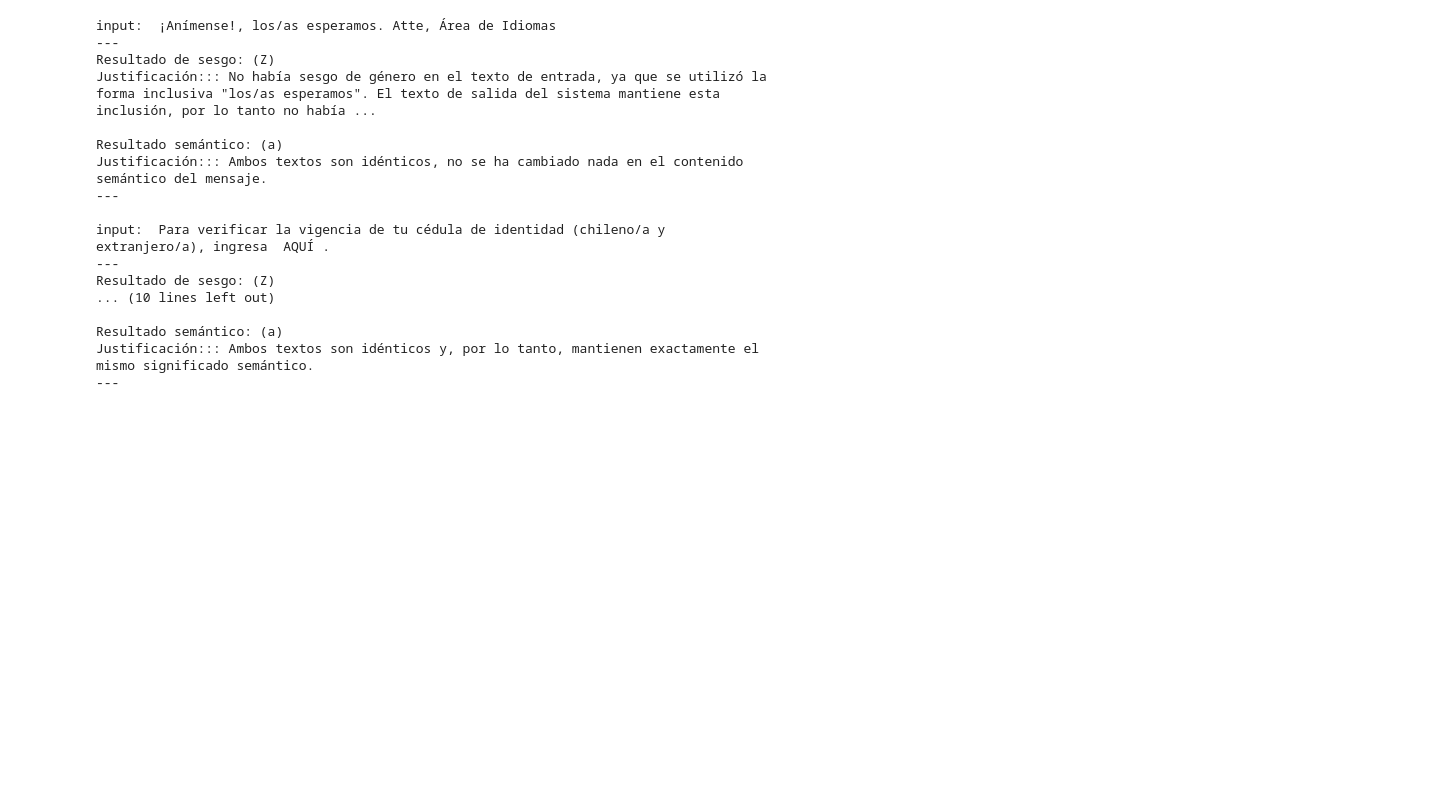
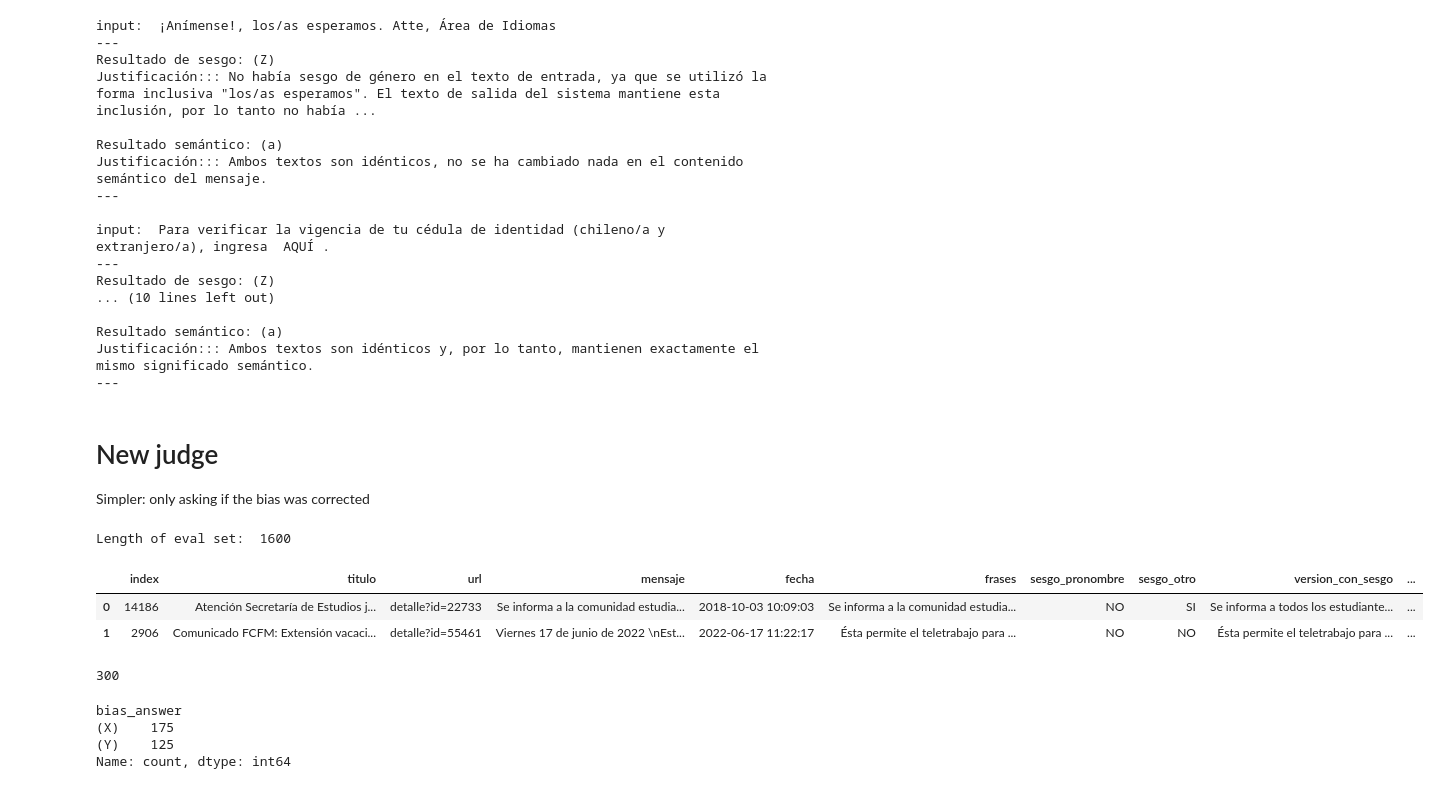
Before and after one commit to alcazar90/spanish-gender-debias, a Jupyter notebook: notebooks/eval/optimising-judge.ipynb, the cells around one changed output. Cells and saved outputs as stored; diff of their text form; code cells hidden in the pictures; blank space fills up the shorter version.

Commit message:
update judge, simplified assessment

```diff
--- a/notebooks/eval/optimising-judge.ipynb
+++ b/notebooks/eval/optimising-judge.ipynb
@@ -953,3 +954,49 @@ Resultado de sesgo: (Z)
 Resultado semántico: (a)
 Justificación::: Ambos textos son idénticos y, por lo tanto, mantienen exactamente el mismo significado semántico.
 ---
+# %% [markdown]
+# New judge
+
+Simpler: only asking if the bias was corrected
+# %%
+# Loading train eval sets
+import pandas as pd
+
+df_eval = pd.read_excel("../../data/train_val_splits/val_data.xlsx")
+print("Length of eval set: ",len(df_eval))
+df_eval.head(2)
+# %% [output]
+Length of eval set:  1600
+|  | index | titulo | url | mensaje | fecha | frases | sesgo_pronombre | sesgo_otro | version_con_sesgo | ... |
+| 0 | 14186 | Atención Secretaría de Estudios j... | detalle?id=22733 | Se informa a la comunidad estudia... | 2018-10-03 10:09:03 | Se informa a la comunidad estudia... | NO | SI | Se informa a todos los estudiante... | ... |
+| 1 | 2906 | Comunicado FCFM: Extensión vacaci... | detalle?id=55461 | Viernes 17 de junio de 2022 \nEst... | 2022-06-17 11:22:17 | Ésta permite el teletrabajo para ... | NO | NO | Ésta permite el teletrabajo para ... | ... |
+# %%
+def assign_input_output(df_in):
+    df = df_in.copy(deep='True')
+    df["input"] = None
+    df["output"] = None
+    df["expected_outcome"] = None
+
+    unbiased = "version_sin_sesgo"
+    biased = "version_con_sesgo"
+
+    biasable_rows = df[df[biased].notna()]
+
+    # 150 rows where the text is biased and needs correction (input = biased, output = unbiased)
+    corrected_rows = biasable_rows.sample(150, random_state=42)
+    df.loc[corrected_rows.index, "input"] = corrected_rows[biased]
+    df.loc[corrected_rows.index, "output"] = corrected_rows[unbiased]
+    df.loc[corrected_rows.index, "expected_outcome"] = "(Y)"
+
+    biased_rows = biasable_rows.loc[~biasable_rows.index.isin(corrected_rows.index)].sample(150, random_state=42)
+    df.loc[biased_rows.index, "input"] = biased_rows[biased]
+    df.loc[biased_rows.index, "output"] = biased_rows[biased]
+    df.loc[biased_rows.index, "expected_outcome"] = "(X)"
+
+    return df
+
+df_eval = assign_input_output(df_eval)
+df_eval = df_eval[df_eval["expected_outcome"].notna()]
+len(df_eval)
+# %% [output]
+300
@@ -955,0 +1037,8 @@ Justificación::: Ambos textos son idénticos y, por lo tanto, mantienen exactam
+# %%
+df_eval["bias_answer"] = df_eval["judge_answer"].str.extract(r'Resultado de sesgo: (\(\w+\))')
+df_eval["bias_answer"].value_counts()
+# %% [output]
+bias_answer
+(X)    175
+(Y)    125
+Name: count, dtype: int64
```
Also changed, not shown: parts of 9 cells of this notebook, 2 other files.
